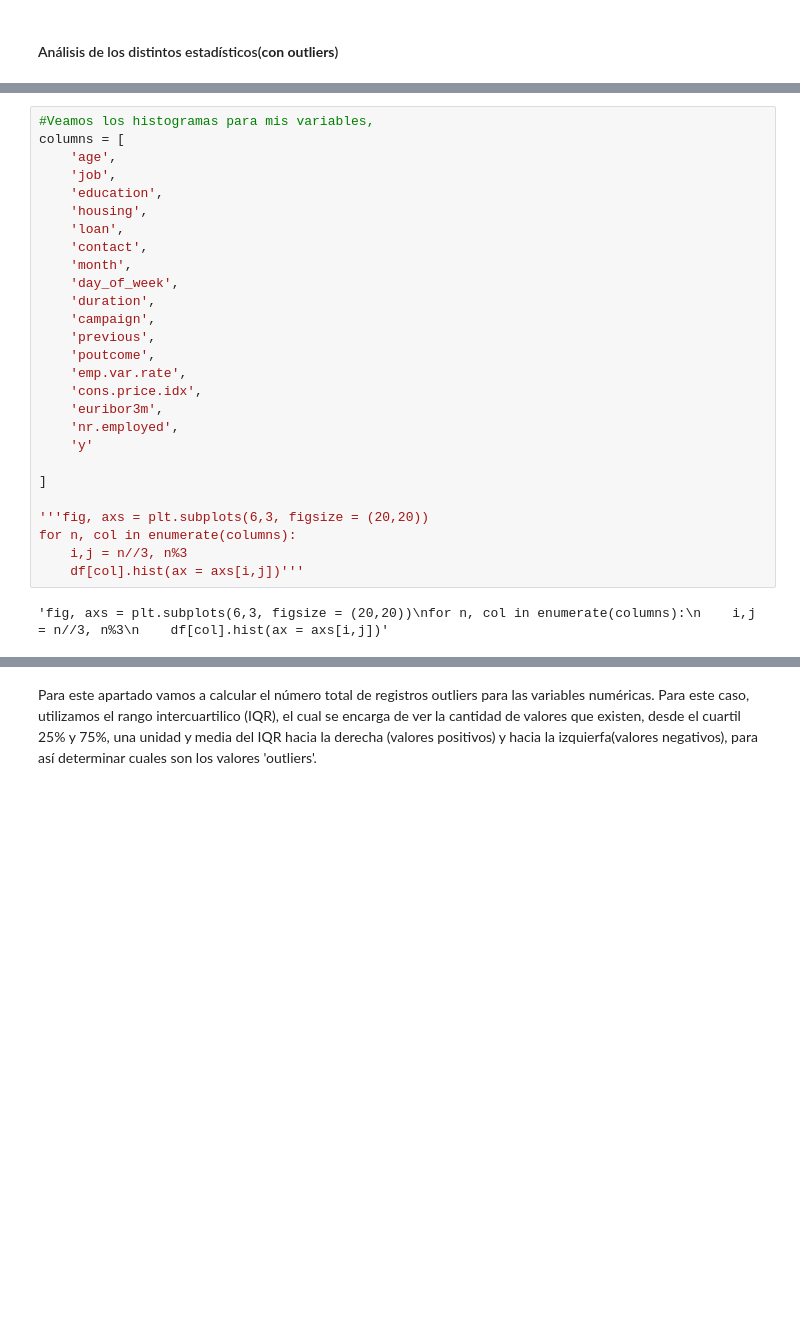
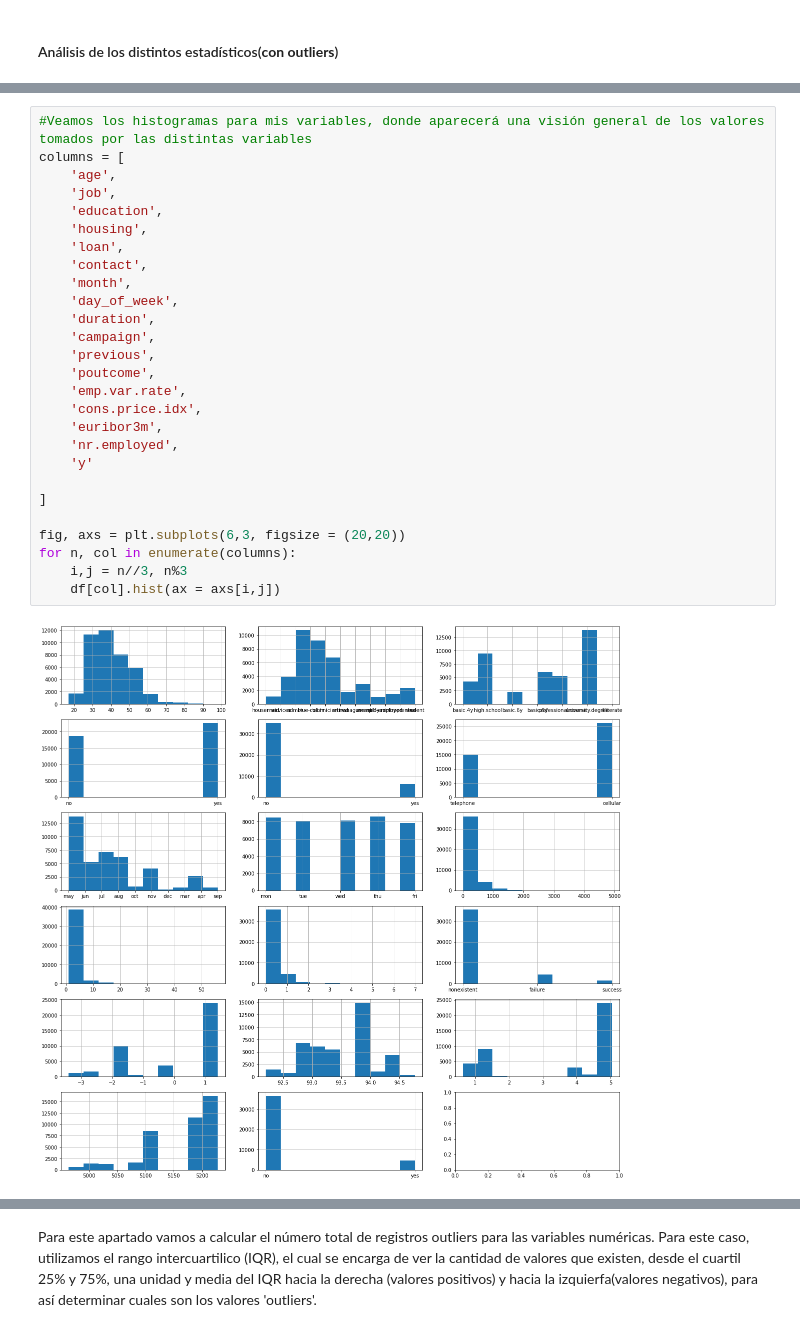
Before and after one commit to Javimh18/AnalisisFund, a Jupyter notebook: consultoria.ipynb, the cells around one changed output, grey strips where cells are left out. Saved outputs shown, nothing was run; the diff lists cells and outputs as text; blank space fills up the shorter version.

```diff
--- a/consultoria.ipynb
+++ b/consultoria.ipynb
@@ -396,30 +431,30 @@ df_red.describe()
 # %%
-#Veamos los histogramas para mis variables,
+#Veamos los histogramas para mis variables, donde aparecerá una visión general de los valores tomados por las distintas variables
 columns = [
     'age',
     'job',
     'education',
     'housing',
     'loan',
     'contact',
     'month',
     'day_of_week',
     'duration',
     'campaign',
     'previous',
     'poutcome',
     'emp.var.rate',
     'cons.price.idx',
     'euribor3m',
     'nr.employed',
     'y'
 
 ]
 
-'''fig, axs = plt.subplots(6,3, figsize = (20,20))
+fig, axs = plt.subplots(6,3, figsize = (20,20))
 for n, col in enumerate(columns):
     i,j = n//3, n%3
-    df[col].hist(ax = axs[i,j])'''
+    df[col].hist(ax = axs[i,j])
 # %% [output]
-'fig, axs = plt.subplots(6,3, figsize = (20,20))\nfor n, col in enumerate(columns):\n    i,j = n//3, n%3\n    df[col].hist(ax = axs[i,j])'
+[figure, added]
 # %% [markdown]
```
Also changed, not shown: parts of 18 cells of this notebook.
